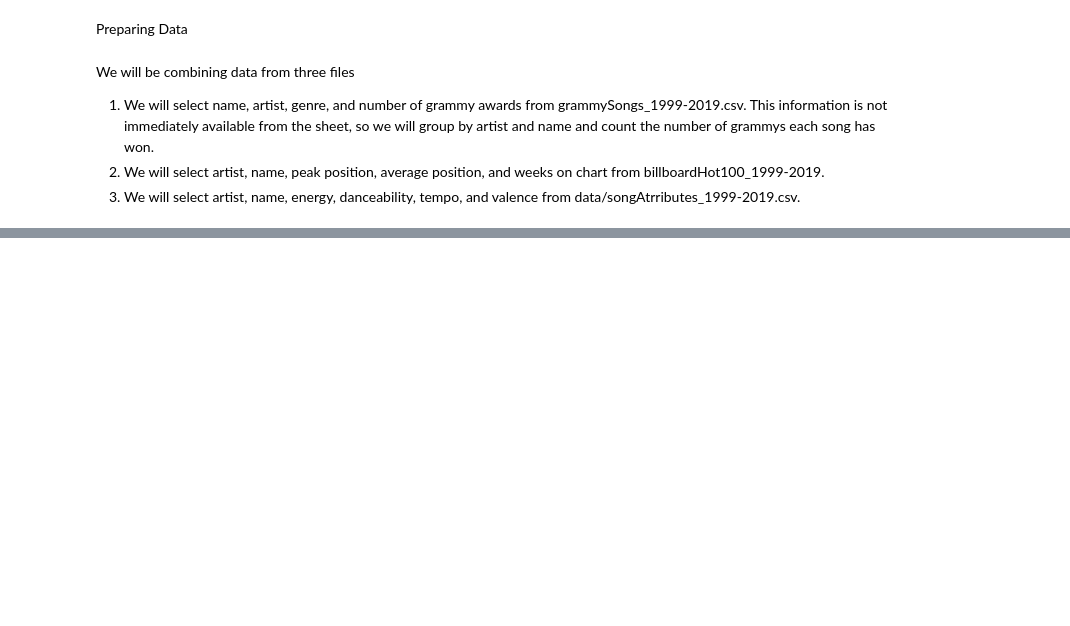
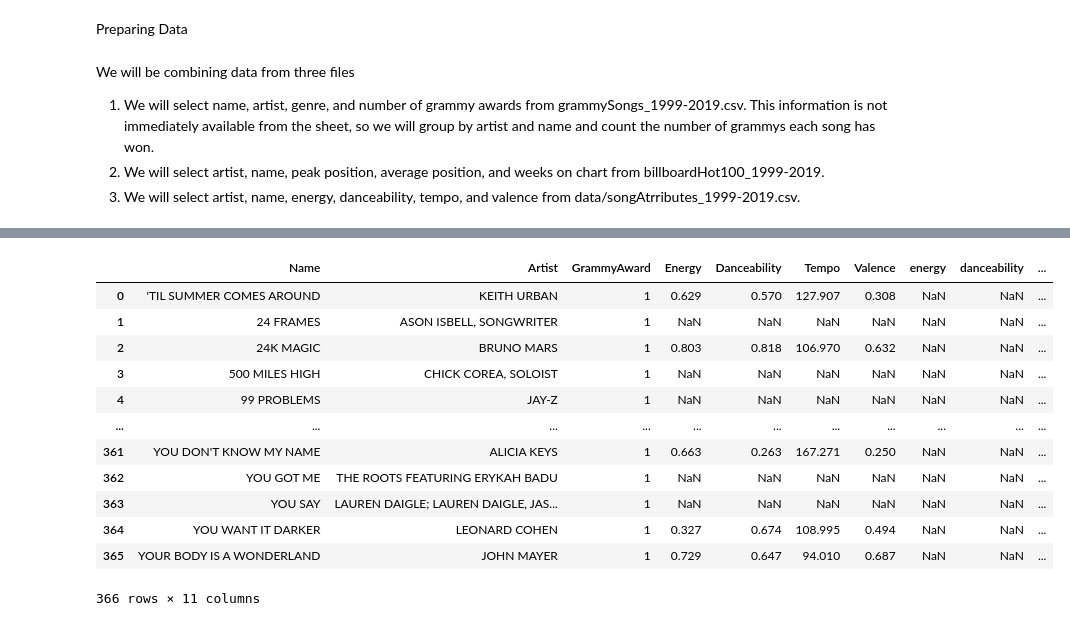
Before and after one commit to vpandiarajan20/2022-DataScience-Final, a Jupyter notebook: Vignesh'sNotebook.ipynb, the cells around one changed output, grey strips where cells are left out. Saved outputs shown, nothing was run; the diff lists cells and outputs as text; code cells hidden in the pictures; blank space fills up the shorter version.

```diff
--- a/Vignesh'sNotebook.ipynb
+++ b/Vignesh'sNotebook.ipynb
@@ -43,7 +74,21 @@ songAttributes2.head(5)
 # %%
 # grammyAwards.set_index(['Name', 'Artist']).join(songAttributes.set_index(['Name', 'Artist']), how='left').reset_index()
 # inProgress = grammyAwards.merge(songAttributes, on=['Name', 'Artist'], how='left').drop_duplicates(subset=['Name'], keep='first')
 inProgress = grammyAwards.merge(songAttributes, on=['Name', 'Artist'], how='left').drop_duplicates(subset=['Name', 'Artist'], keep='first')
 # inProgress
-inProgress.merge(songAttributes2, on=['Name', 'Artist'], how='left')
+# inProgress.merge(songAttributes2, on=['Name', 'Artist'], how='left')
 # grammyAwards.drop_duplicates(subset=['Name'], keep='first')
+# %% [output]
+|  | Name | Artist | GrammyAward | Energy | Danceability | Tempo | Valence | energy | danceability | ... |
+| 0 | 'TIL SUMMER COMES AROUND | KEITH URBAN | 1 | 0.629 | 0.570 | 127.907 | 0.308 | NaN | NaN | ... |
+| 1 | 24 FRAMES | ASON ISBELL, SONGWRITER | 1 | NaN | NaN | NaN | NaN | NaN | NaN | ... |
+| 2 | 24K MAGIC | BRUNO MARS | 1 | 0.803 | 0.818 | 106.970 | 0.632 | NaN | NaN | ... |
+| 3 | 500 MILES HIGH | CHICK COREA, SOLOIST | 1 | NaN | NaN | NaN | NaN | NaN | NaN | ... |
+| 4 | 99 PROBLEMS | JAY-Z | 1 | NaN | NaN | NaN | NaN | NaN | NaN | ... |
+| ... | ... | ... | ... | ... | ... | ... | ... | ... | ... | ... |
+| 361 | YOU DON'T KNOW MY NAME | ALICIA KEYS | 1 | 0.663 | 0.263 | 167.271 | 0.250 | NaN | NaN | ... |
+| 362 | YOU GOT ME | THE ROOTS FEATURING ERYKAH BADU | 1 | NaN | NaN | NaN | NaN | NaN | NaN | ... |
+| 363 | YOU SAY | LAUREN DAIGLE; LAUREN DAIGLE, JAS... | 1 | NaN | NaN | NaN | NaN | NaN | NaN | ... |
+| 364 | YOU WANT IT DARKER | LEONARD COHEN | 1 | 0.327 | 0.674 | 108.995 | 0.494 | NaN | NaN | ... |
+| 365 | YOUR BODY IS A WONDERLAND | JOHN MAYER | 1 | 0.729 | 0.647 | 94.010 | 0.687 | NaN | NaN | ... |
+366 rows × 11 columns
```
Also changed, not shown: parts of 6 cells of this notebook.
